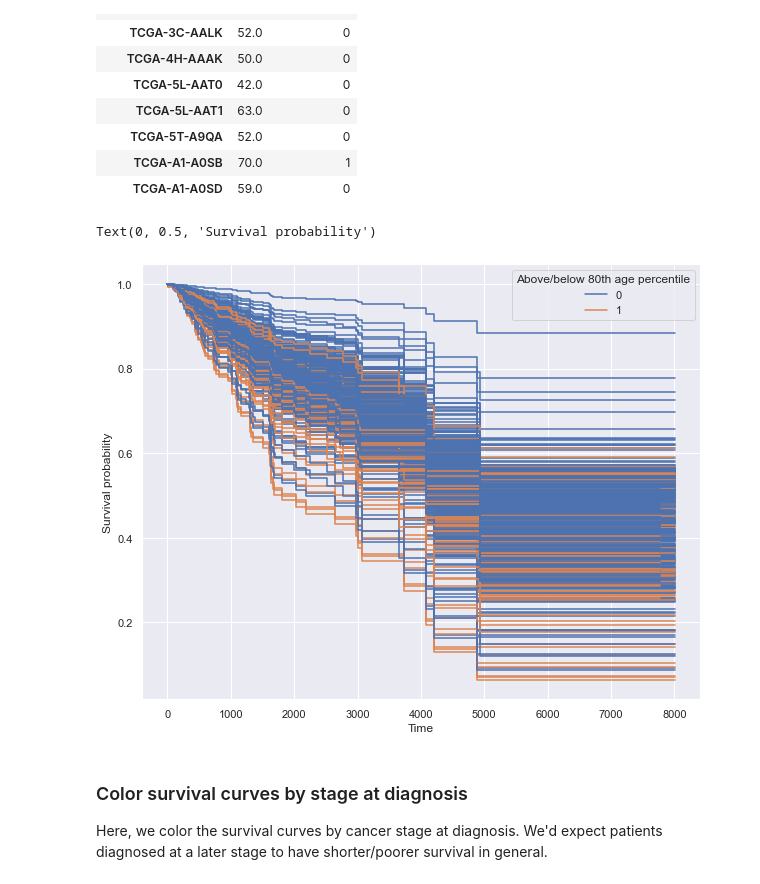
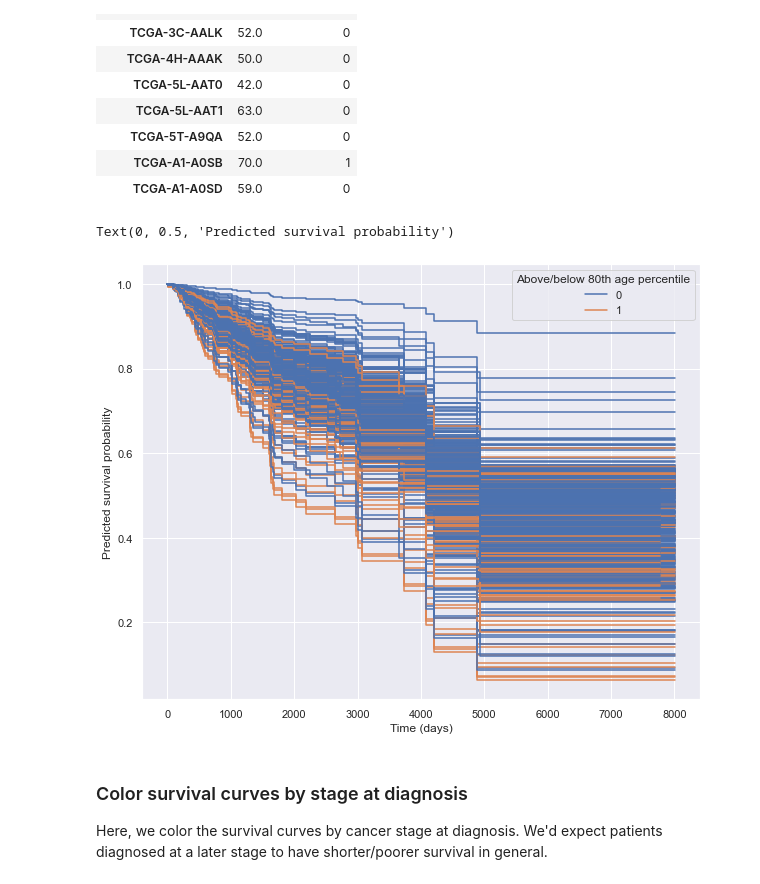
Before and after one commit to greenelab/mpmp, a Jupyter notebook: 06_predict_survival/plot_survival_curves.ipynb, the cells around one changed output. Drawn from its saved outputs; the diff is of its cells as text; code cells hidden in the pictures.

Commit message:
update survival curve axis labels

```diff
--- a/06_predict_survival/plot_survival_curves.ipynb
+++ b/06_predict_survival/plot_survival_curves.ipynb
@@ -99,25 +99,25 @@ ages.head(n=10)
 # %%
 sns.set({'figure.figsize': (10, 8)})
 
 # color by age binned into quantiles
 for ix in range(len(fns)):
     try:
         fn = fns[ix]
         sample_id = '-'.join(samples[ix].split('-')[:3])
         sample_age_quantile = int(ages.loc[sample_id, 'age_quantile'])
         plt.step(fn.x, fn.y, label=sample_age_quantile,
                  color='C{:d}'.format(sample_age_quantile))
     except KeyError:
         continue
 
 handles, labels = plt.gca().get_legend_handles_labels()
 by_label = dict(zip(labels, handles))
 plt.legend(by_label.values(), by_label.keys(), title='Above/below 80th age percentile')
-plt.xlabel('Time')
-plt.ylabel('Survival probability')
+plt.xlabel('Time (days)')
+plt.ylabel('Predicted survival probability')
 # %% [output]
-Text(0, 0.5, 'Survival probability')
+Text(0, 0.5, 'Predicted survival probability')
-[figure, old version]
+[figure, new version]
 # %% [markdown]
 ### Color survival curves by stage at diagnosis
 
```
Also changed, not shown: parts of 2 cells of this notebook, 1 other file.
